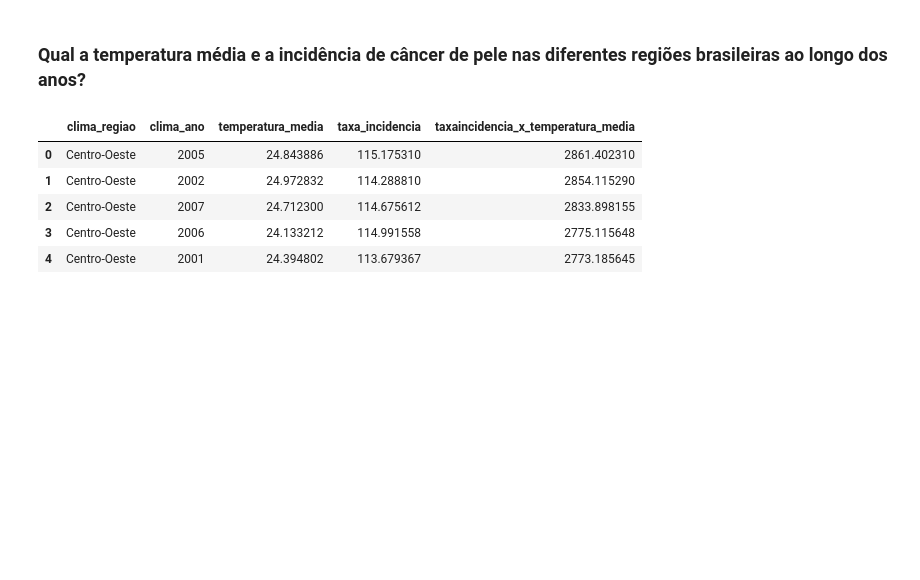
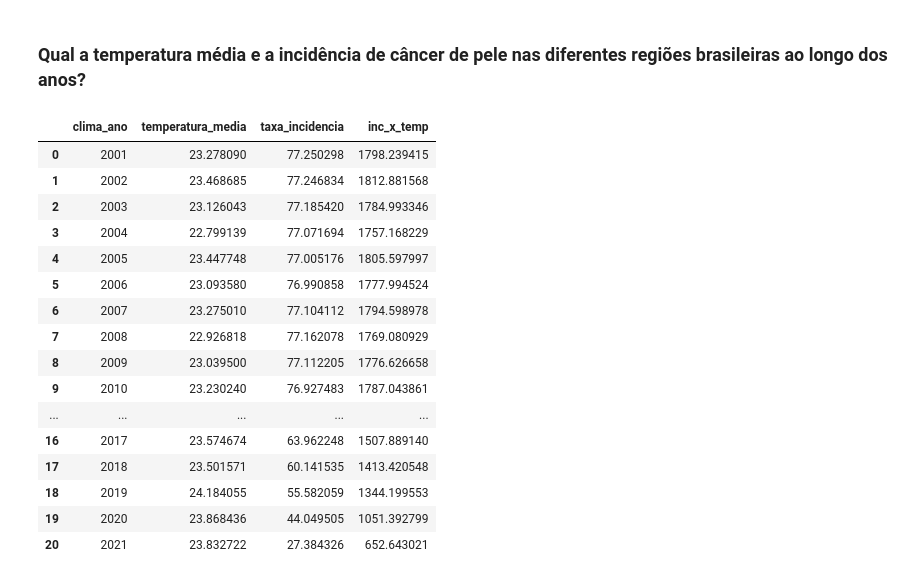
Before and after one commit to rodrigorcz/cancer-climate-dw, a Jupyter notebook: consultas.ipynb, the cells around one changed output. Cells and saved outputs as stored; diff of their text form; code cells hidden in the pictures; blank space fills up the shorter version.

```diff
--- a/consultas.ipynb
+++ b/consultas.ipynb
@@ -458,9 +623,8 @@ query = f"""
 
 WITH clima AS (
 SELECT
-    b.clima_regiao,
     a.clima_ano,
-    AVG(CAST(f_clima.temperatura_media AS DECIMAL)) AS temperatura_media
+    AVG(f_clima.temperatura_media) AS temperatura_media
 FROM
     fato_clima f_clima
 JOIN
@@ -468,50 +632,57 @@ JOIN
 JOIN
     vw_cidade b ON b.localidade_pk = f_clima.localidade_pk
 GROUP BY
-    b.clima_regiao,
     a.clima_ano
 ),
 cancer AS (
 SELECT
-    e.cancer_regiao,
     a.cancer_ano,
-    AVG(CAST(f_cancer.incidencia_cancer AS FLOAT)) AS taxa_incidencia
+    AVG(f_cancer.incidencia_cancer) AS taxa_incidencia
 FROM
     fato_cancer f_cancer
 JOIN
     vw_estado e ON e.estado_pk = f_cancer.estado_pk
 JOIN
     dim_metrica m ON m.metrica_pk = f_cancer.metrica_pk
 JOIN
     vw_ano a ON a.ano_pk = f_cancer.ano_pk
 WHERE
     m.tipo_metrica LIKE 'Taxa'
 GROUP BY
-    e.cancer_regiao,
     a.cancer_ano
 )
 
 SELECT
-    clima.clima_regiao,
     clima.clima_ano,
     clima.temperatura_media,
     cancer.taxa_incidencia,
-    (cancer.taxa_incidencia * clima.temperatura_media) AS taxaIncidencia_x_temperatura_media
+    (cancer.taxa_incidencia * clima.temperatura_media) AS inc_x_temp
 FROM
     clima
 JOIN
-    cancer ON clima.clima_regiao = cancer.cancer_regiao AND clima.clima_ano = cancer.cancer_ano
+    cancer ON clima.clima_ano = cancer.cancer_ano
 ORDER BY
-    taxaIncidencia_x_temperatura_media DESC
+    clima_ano
 """
 
 
 df = pd.read_sql(query, engine)
-df.head()
+df
 # %% [output]
-|  | clima_regiao | clima_ano | temperatura_media | taxa_incidencia | taxaincidencia_x_temperatura_media |
-| 0 | Centro-Oeste | 2005 | 24.843886 | 115.175310 | 2861.402310 |
-| 1 | Centro-Oeste | 2002 | 24.972832 | 114.288810 | 2854.115290 |
-| 2 | Centro-Oeste | 2007 | 24.712300 | 114.675612 | 2833.898155 |
-| 3 | Centro-Oeste | 2006 | 24.133212 | 114.991558 | 2775.115648 |
-| 4 | Centro-Oeste | 2001 | 24.394802 | 113.679367 | 2773.185645 |
+|  | clima_ano | temperatura_media | taxa_incidencia | inc_x_temp |
+| 0 | 2001 | 23.278090 | 77.250298 | 1798.239415 |
+| 1 | 2002 | 23.468685 | 77.246834 | 1812.881568 |
+| 2 | 2003 | 23.126043 | 77.185420 | 1784.993346 |
+| 3 | 2004 | 22.799139 | 77.071694 | 1757.168229 |
+| 4 | 2005 | 23.447748 | 77.005176 | 1805.597997 |
+| 5 | 2006 | 23.093580 | 76.990858 | 1777.994524 |
+| 6 | 2007 | 23.275010 | 77.104112 | 1794.598978 |
+| 7 | 2008 | 22.926818 | 77.162078 | 1769.080929 |
+| 8 | 2009 | 23.039500 | 77.112205 | 1776.626658 |
+| 9 | 2010 | 23.230240 | 76.927483 | 1787.043861 |
+| ... | ... | ... | ... | ... |
+| 16 | 2017 | 23.574674 | 63.962248 | 1507.889140 |
+| 17 | 2018 | 23.501571 | 60.141535 | 1413.420548 |
+| 18 | 2019 | 24.184055 | 55.582059 | 1344.199553 |
+| 19 | 2020 | 23.868436 | 44.049505 | 1051.392799 |
+| 20 | 2021 | 23.832722 | 27.384326 | 652.643021 |
```
Also changed, not shown: parts of 29 cells of this notebook, 1 other file.
